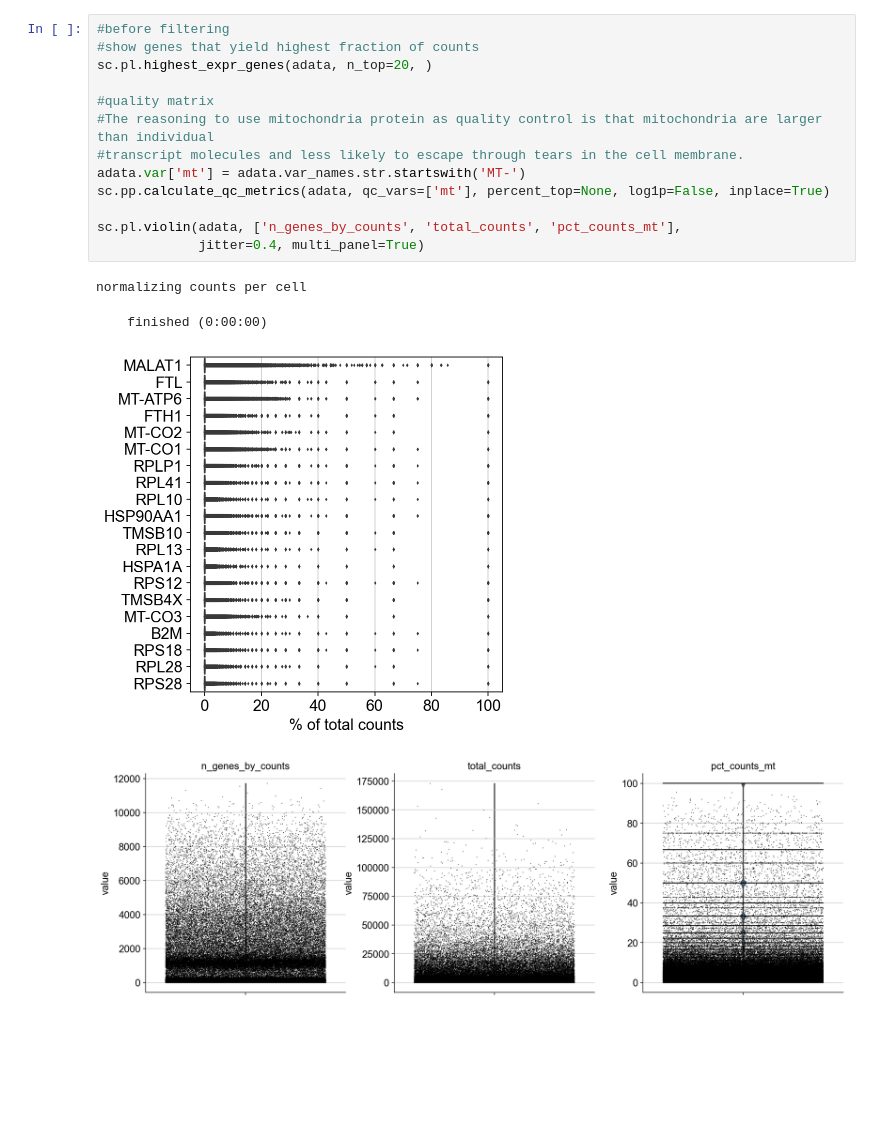
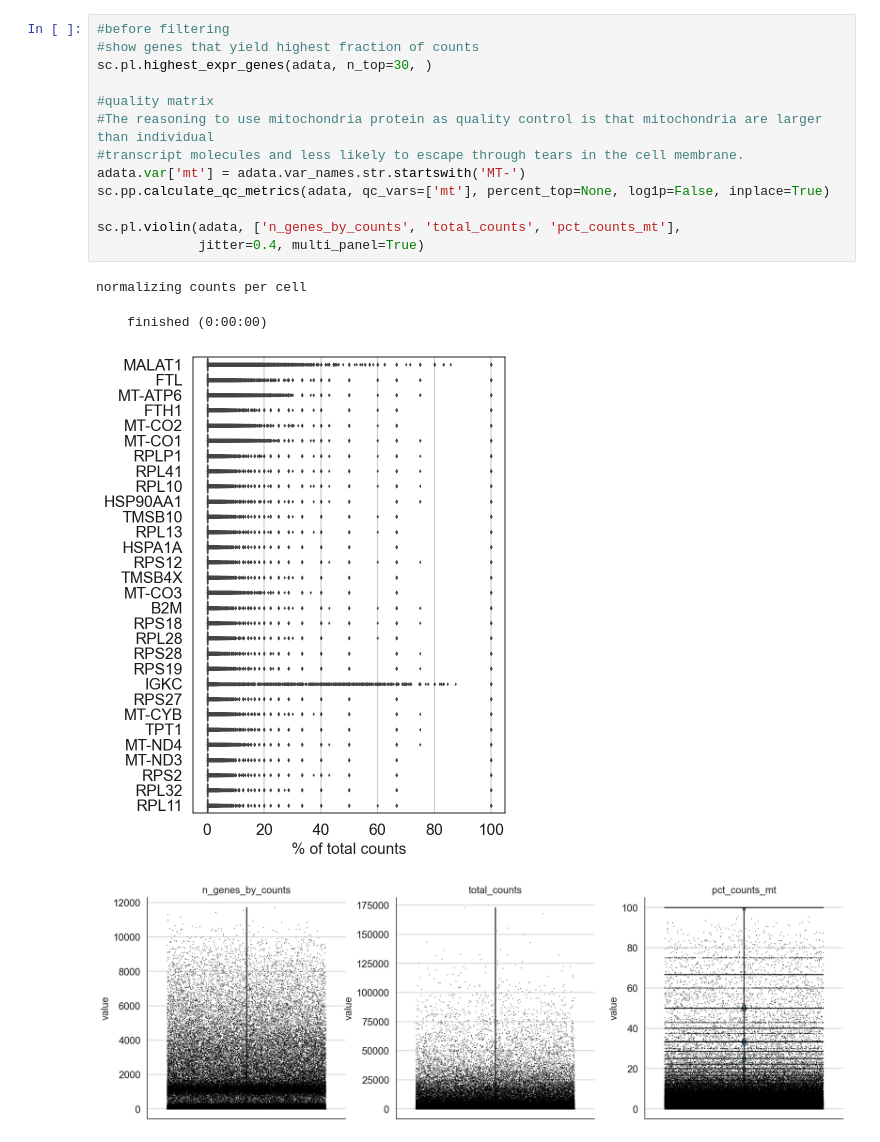
Before and after one commit to tianxin-wang/BIOS26211-Final-Project, a Jupyter notebook: Single Cell Seq.ipynb, the cells around one changed output. Saved outputs shown, nothing was run; the diff lists cells and outputs as text; blank space fills up the shorter version.

```diff
--- a/Single Cell Seq.ipynb
+++ b/Single Cell Seq.ipynb
@@ -22,18 +23,18 @@ AnnData object with n_obs × n_vars = 4387768 × 36601
 # %%
 #before filtering
 #show genes that yield highest fraction of counts
-sc.pl.highest_expr_genes(adata, n_top=20, )
+sc.pl.highest_expr_genes(adata, n_top=30, )
 
 #quality matrix
 #The reasoning to use mitochondria protein as quality control is that mitochondria are larger than individual
 #transcript molecules and less likely to escape through tears in the cell membrane.
 adata.var['mt'] = adata.var_names.str.startswith('MT-')
 sc.pp.calculate_qc_metrics(adata, qc_vars=['mt'], percent_top=None, log1p=False, inplace=True)
 
 sc.pl.violin(adata, ['n_genes_by_counts', 'total_counts', 'pct_counts_mt'],
              jitter=0.4, multi_panel=True)
 # %% [output]
 normalizing counts per cell
     finished (0:00:00)
-[figure, old version]
+[figure, new version]
-[figure, old version]
+[figure, new version]
```
Also changed, not shown: parts of 8 cells of this notebook.
